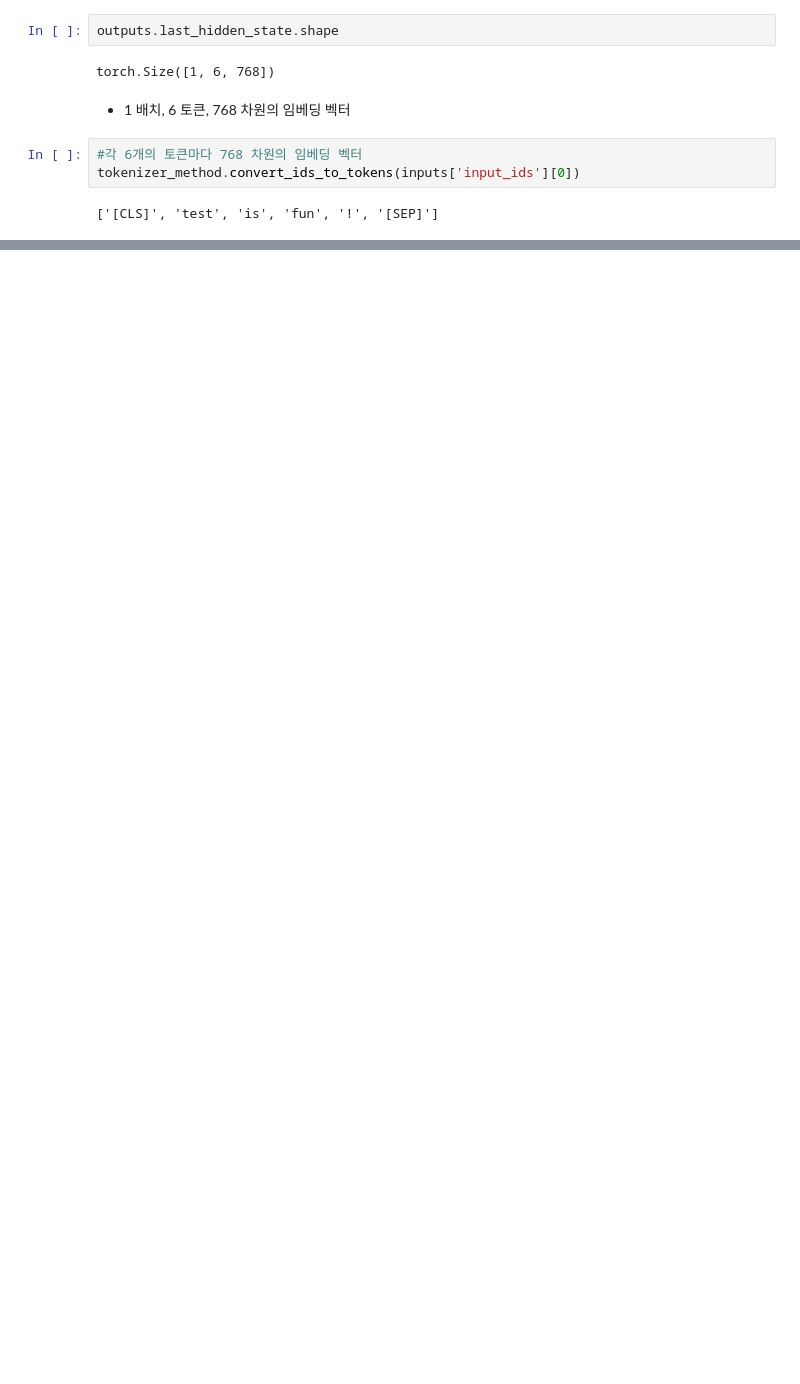
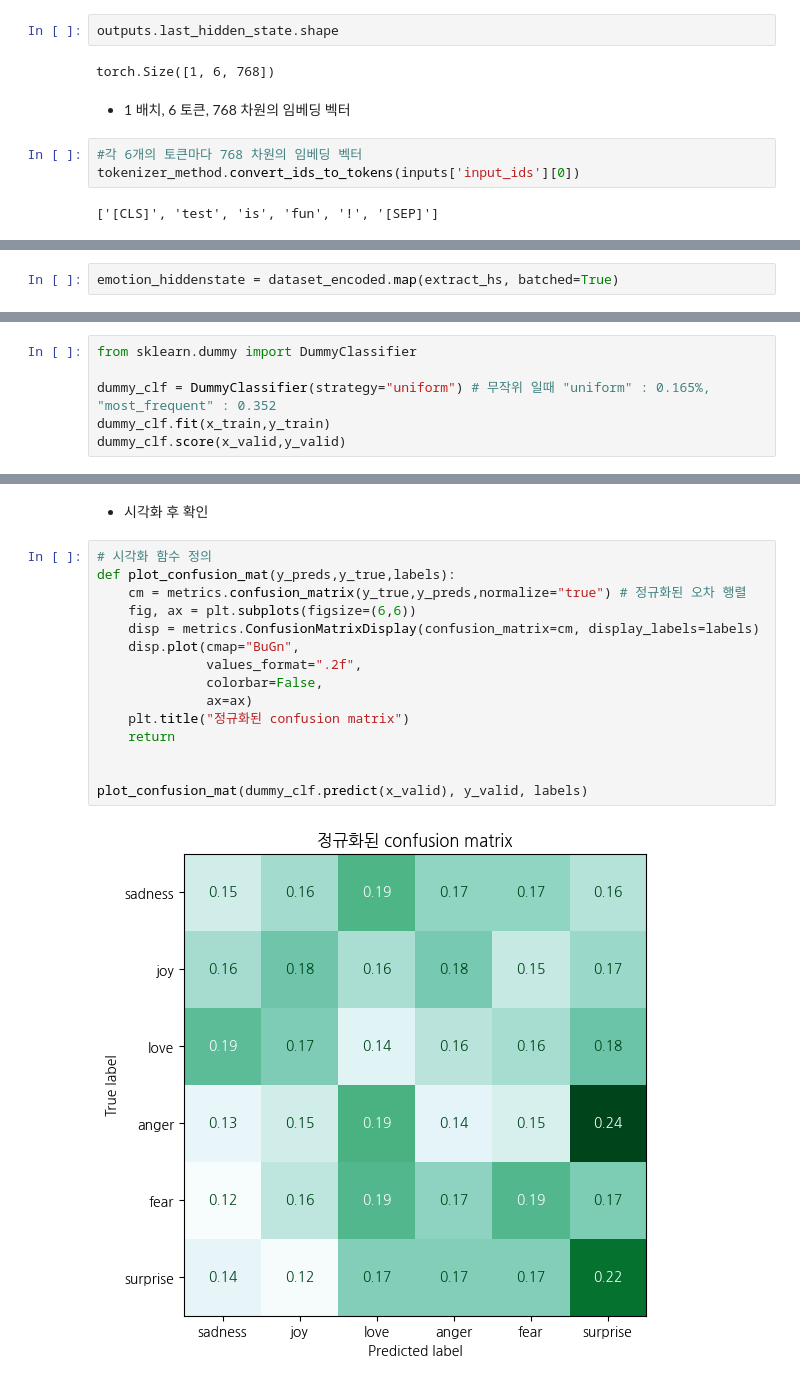
Before and after one commit to tommyjin2894/ai_study_transformer, a Jupyter notebook: 02_text_classification.ipynb, the cells around one changed output, grey strips where cells are left out. Cells and saved outputs as stored; diff of their text form; blank space fills up the shorter version.

```diff
--- a/02_text_classification.ipynb
+++ b/02_text_classification.ipynb
@@ -361,0 +368,2 @@ dict_items([('train', Dataset({
+# %%
+emotion_hiddenstate = dataset_encoded.map(extract_hs, batched=True)
@@ -361,0 +465,6 @@ dict_items([('train', Dataset({
+# %%
+from sklearn.dummy import DummyClassifier
+
+dummy_clf = DummyClassifier(strategy="uniform") # 무작위 일때 "uniform" : 0.165%, "most_frequent" : 0.352
+dummy_clf.fit(x_train,y_train)
+dummy_clf.score(x_valid,y_valid)
@@ -361,0 +492,19 @@ dict_items([('train', Dataset({
+# %% [markdown]
+- 시각화 후 확인
+# %%
+# 시각화 함수 정의
+def plot_confusion_mat(y_preds,y_true,labels):
+    cm = metrics.confusion_matrix(y_true,y_preds,normalize="true") # 정규화된 오차 행렬
+    fig, ax = plt.subplots(figsize=(6,6))
+    disp = metrics.ConfusionMatrixDisplay(confusion_matrix=cm, display_labels=labels)
+    disp.plot(cmap="BuGn",
+              values_format=".2f",
+              colorbar=False,
+              ax=ax)
+    plt.title("정규화된 confusion matrix")
+    return
+
+
+plot_confusion_mat(dummy_clf.predict(x_valid), y_valid, labels)
+# %% [output]
+[figure, added]
```
Also changed, not shown: parts of 35 cells of this notebook, 4 other files.
